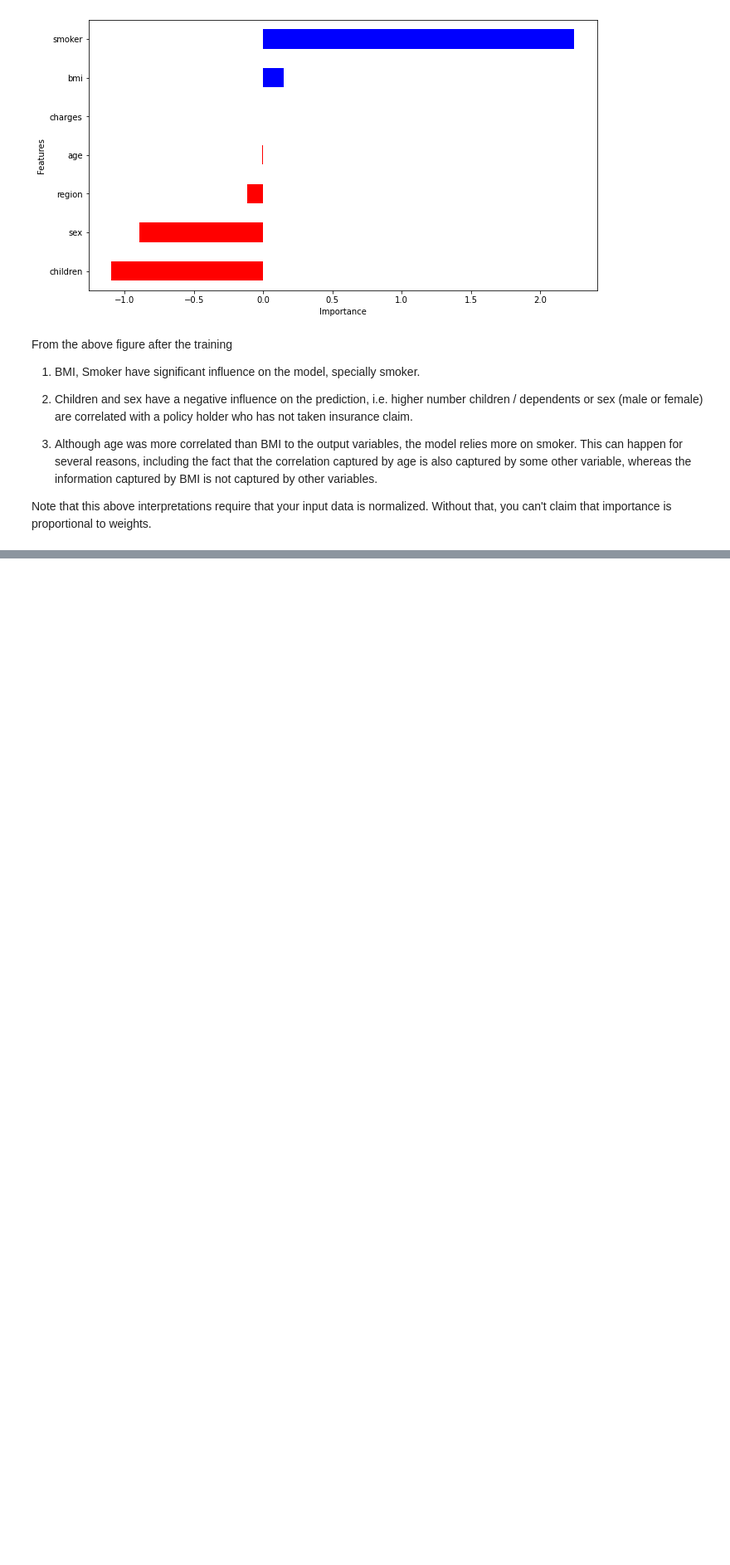
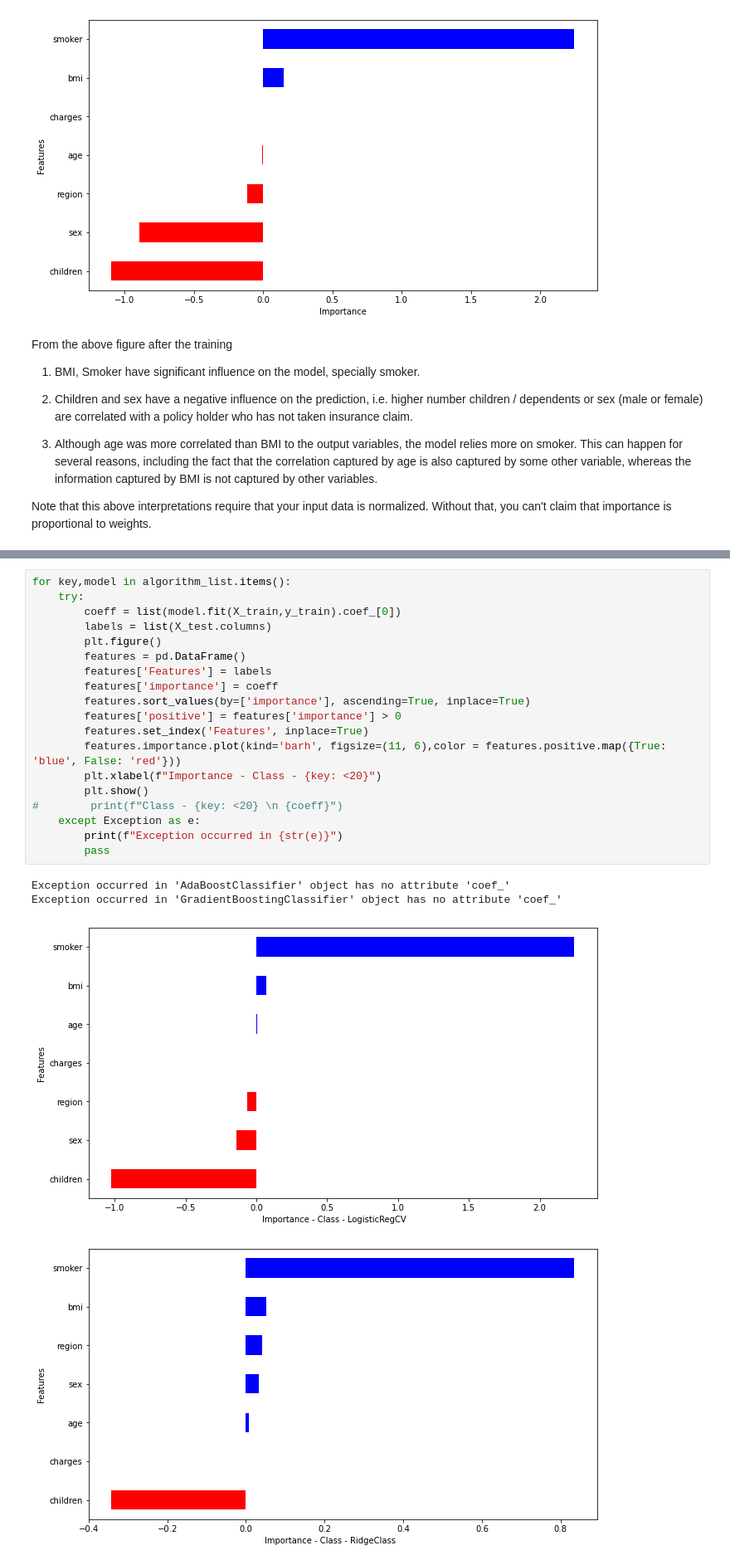
Before and after one commit to gmp007/Machine-Learning-and-EDA-Exploratory-Data-Analysis-Projects, a Jupyter notebook: Insurance_Claim_Prediction/InsuranceClaimPrediction02.ipynb, the cells around one changed output, grey strips where cells are left out. Shown at 83% size. Cells and saved outputs as stored; diff of their text form; blank space fills up the shorter version.

```diff
--- a/Insurance_Claim_Prediction/InsuranceClaimPrediction02.ipynb
+++ b/Insurance_Claim_Prediction/InsuranceClaimPrediction02.ipynb
@@ -507,0 +708,24 @@ Note that this above interpretations require that your input data is normalized.
+# %%
+for key,model in algorithm_list.items():
+    try:
+        coeff = list(model.fit(X_train,y_train).coef_[0])
+        labels = list(X_test.columns)
+        plt.figure()
+        features = pd.DataFrame()
+        features['Features'] = labels
+        features['importance'] = coeff
+        features.sort_values(by=['importance'], ascending=True, inplace=True)
+        features['positive'] = features['importance'] > 0
+        features.set_index('Features', inplace=True)
+        features.importance.plot(kind='barh', figsize=(11, 6),color = features.positive.map({True: 'blue', False: 'red'}))
+        plt.xlabel(f"Importance - Class - {key: <20}")
+        plt.show()
+#        print(f"Class - {key: <20} \n {coeff}")
+    except Exception as e:
+        print(f"Exception occurred in {str(e)}")
+        pass
+# %% [output]
+Exception occurred in 'AdaBoostClassifier' object has no attribute 'coef_'
+Exception occurred in 'GradientBoostingClassifier' object has no attribute 'coef_'
+[figure, added]
+[figure, added]
```
Also changed, not shown: parts of 24 cells of this notebook.
